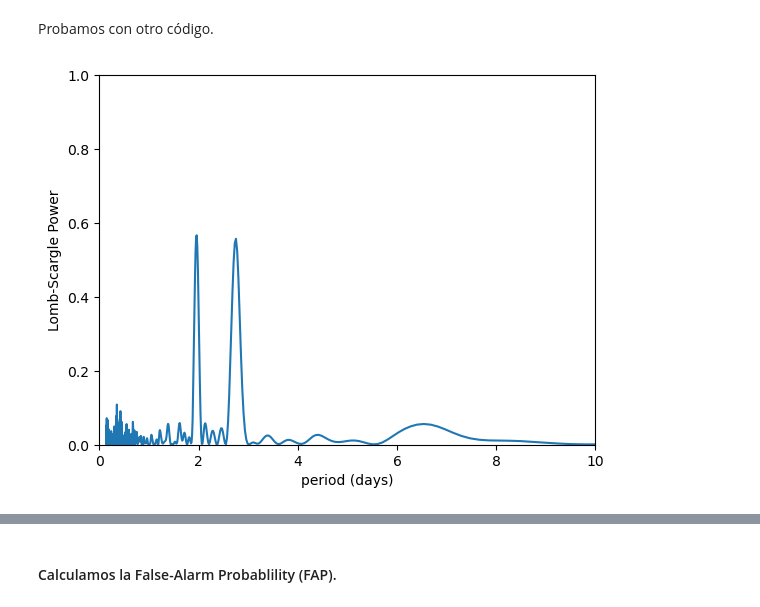
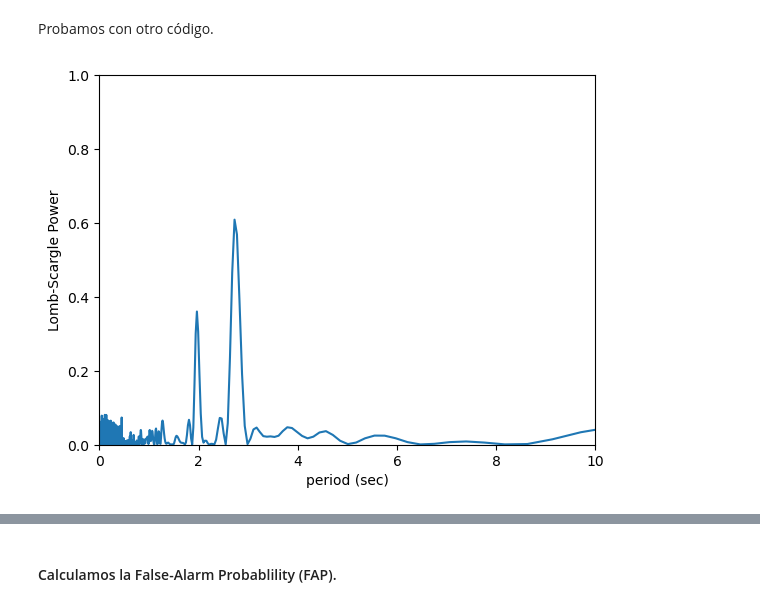
Before and after one commit to tobiheyday/Tesis, a Jupyter notebook: Tesis.ipynb, the cells around one changed output, grey strips where cells are left out. Saved outputs shown, nothing was run; the diff lists cells and outputs as text; code cells hidden in the pictures.

```diff
--- a/Tesis.ipynb
+++ b/Tesis.ipynb
@@ -17,14 +21,14 @@ from gatspy import datasets, periodic
 rng = np.random.default_rng()
 # %%
 A = 3
-B = 3
+B = 4
 C = 4
 w1 = 3.2 #rad/sec
 w2 = 2.3 #rad/sec
 w3 = 2.9 #rad/sec
 psi1 = 1. #rad
 psi2 = 1.8 #rad
-n_in = 150
+n_in = 300
 n_out = 100000
 # %% [markdown]
 Generamos aleatoriamente tiempos de muestreo.
@@ -64,12 +68,12 @@ Los resultados no cambian cuando $(\frac{w1}{w2}= Q)$
 Probamos con otro código.
 # %%
 model = LombScargleFast().fit(t, x)
-periods, power = model.periodogram_auto(nyquist_factor)
+periods, power = model.periodogram_auto(nyquist_factor=10)
 
 fig, ax = plt.subplots()
 ax.plot(periods, power)
 ax.set(xlim=(0, 10), ylim=(0, 1.0),
-        xlabel='period (days)',
+        xlabel='period (sec)',
         ylabel='Lomb-Scargle Power');
 # %% [output]
-[figure, old version]
+[figure, new version]
```
Also changed, not shown: parts of 106 cells of this notebook.
